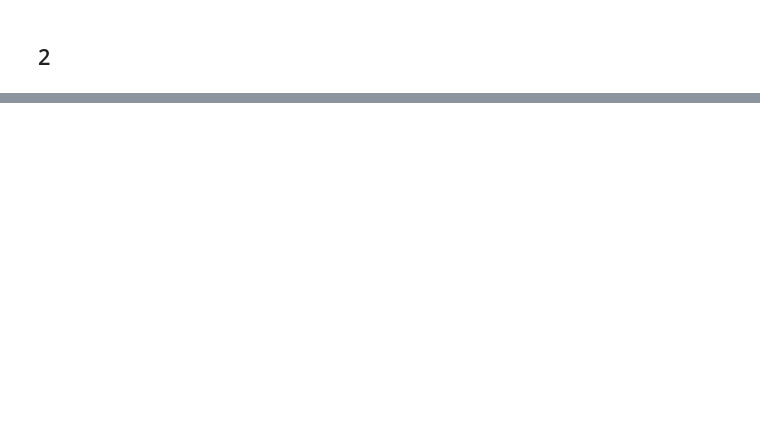
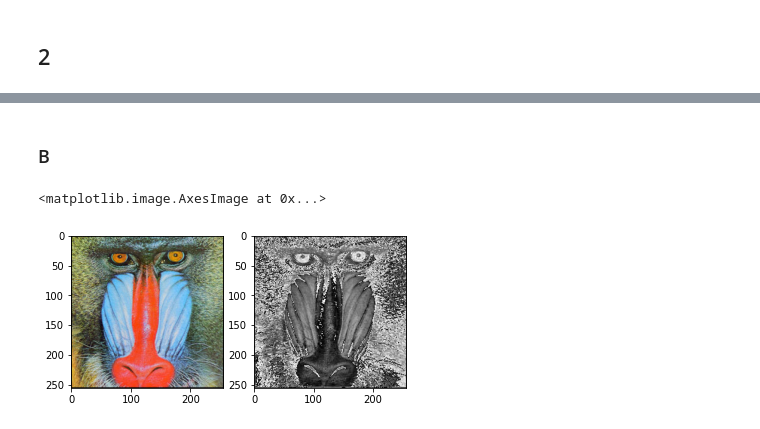
Before and after one commit to fidelatrstyni/PCVK_Genap_2021, a Jupyter notebook: Week3.ipynb, the cells around one changed output, grey strips where cells are left out. Cells and saved outputs as stored; diff of their text form; code cells hidden in the pictures; blank space fills up the shorter version.

```diff
--- a/Week3.ipynb
+++ b/Week3.ipynb
@@ -47,0 +144,17 @@ Masukkan nilai kecerahan: 50
+# %% [markdown]
+### B
+# %%
+# ekstraksi 3 channel warna
+# image[x,y,c]
+R, G, B = img_color[:,:,0], img_color[:,:,1],img_color[:,:,2]
+max_channels = np.maximum(np.maximum(R, G), B) #np.max(color_img, axis=2)
+min_channels = np.minimum(np.minimum(R, G), B) #np.min(color_img, axis=2)
+
+gray_img = 0.5 * (max_channels + min_channels)
+
+f, axarr = plt.subplots(1,2) #membuat 2 plot untuk 2 citra input dan output
+axarr[0].imshow(img_color)
+axarr[1].imshow(gray_img, cmap='gray')
+# %% [output]
+<matplotlib.image.AxesImage at 0x...>
+[figure, added]
```
Also changed, not shown: parts of 8 cells of this notebook.
